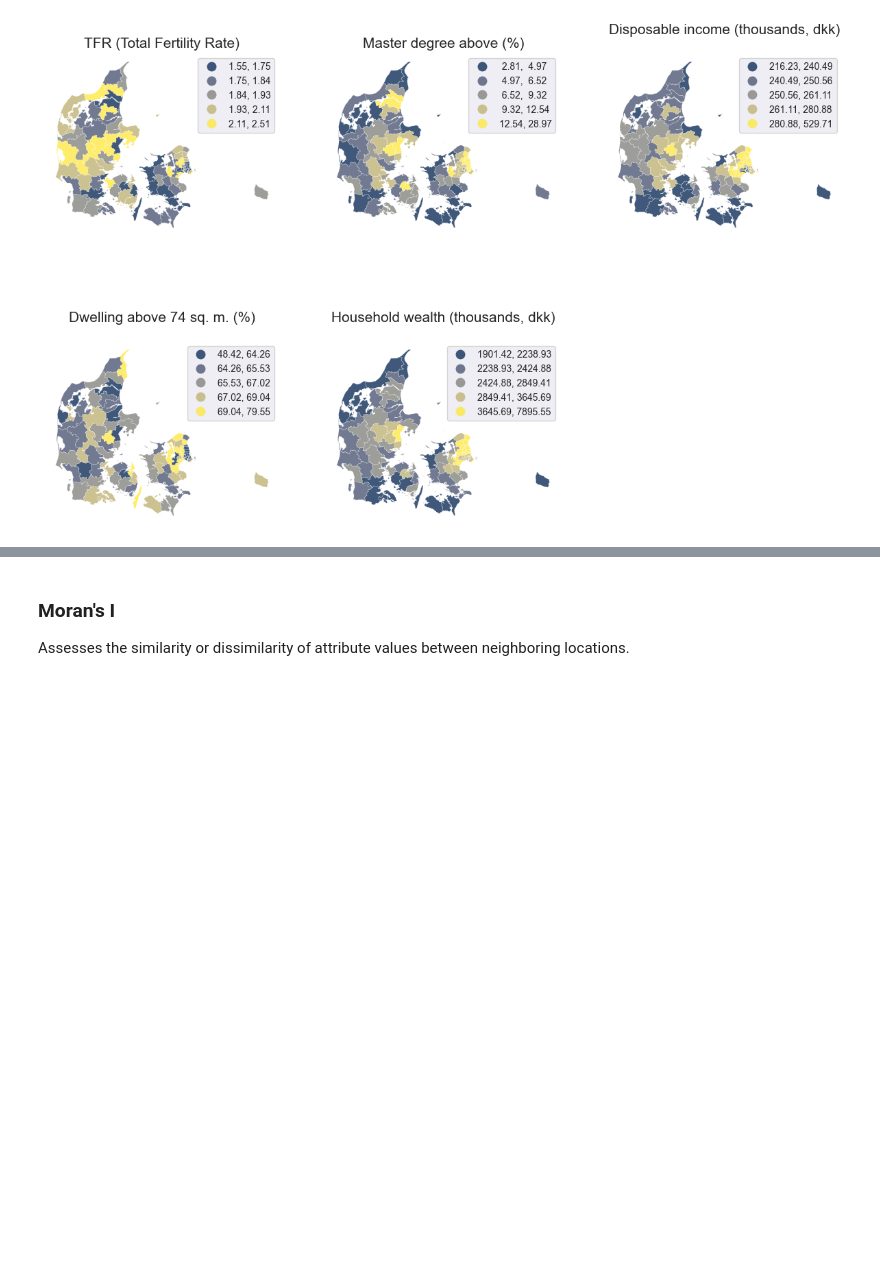
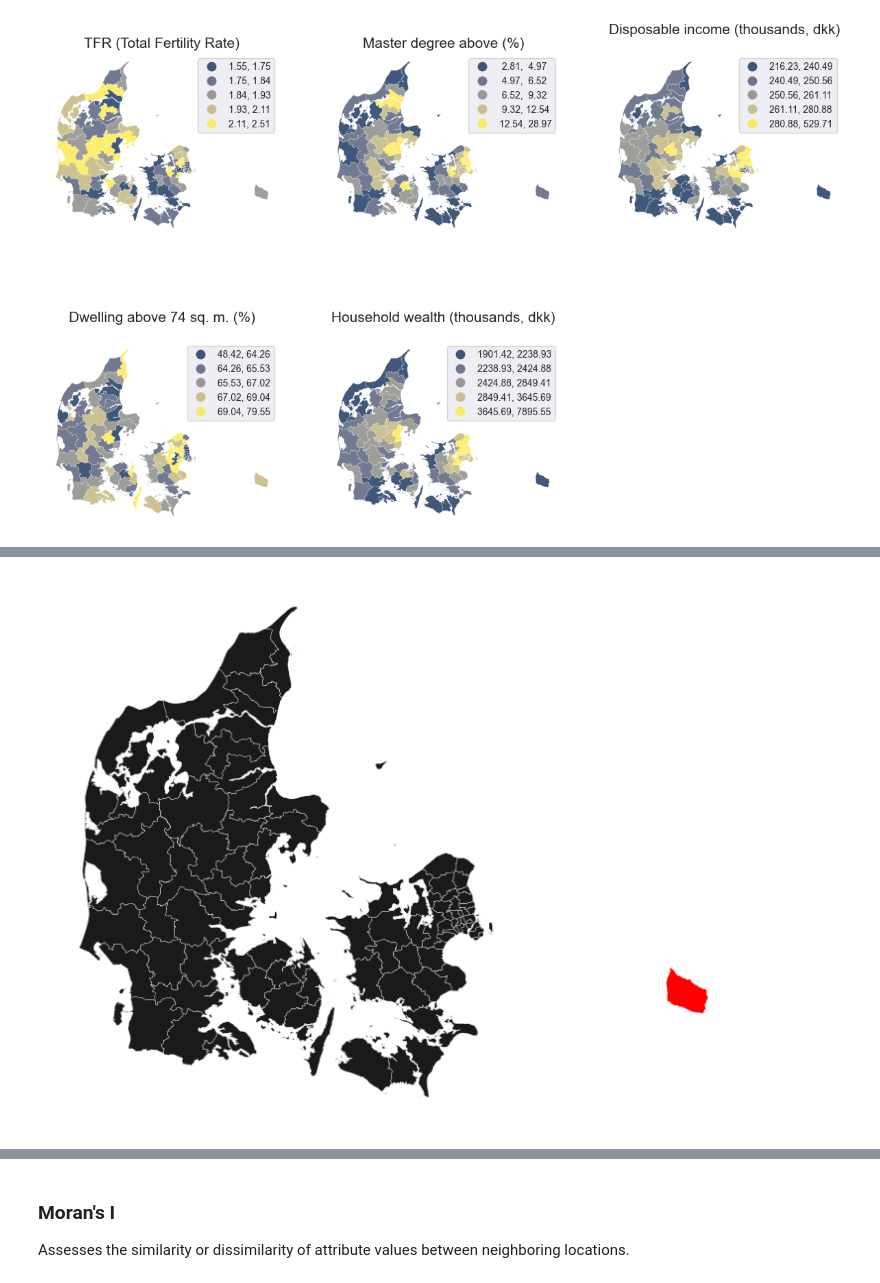
Before and after one commit to agnesutovaite/geospatial, a Jupyter notebook: project_notebook.ipynb, the cells around one changed output, grey strips where cells are left out. Cells and saved outputs as stored; diff of their text form; code cells hidden in the pictures; blank space fills up the shorter version.

```diff
--- a/project_notebook.ipynb
+++ b/project_notebook.ipynb
@@ -581,0 +615,4 @@ plt.show()
+# %%
+w_dist40kmC = weights.DistanceBand.from_dataframe(gdf, 40000, binary=False)
+w_dist50kmC = weights.DistanceBand.from_dataframe(gdf, 50000, binary=False)
+w_dist60kmC = weights.DistanceBand.from_dataframe(gdf, 60000, binary=False)
@@ -581,0 +635,8 @@ plt.show()
+# %%
+# the same plot for: 40, 50 and 60 km
+
+ax = gdf.plot(color='k', linewidth=0.2, figsize=(9, 9))
+gdf.loc[w_dist60kmC.islands, :].plot(color='red', linewidth=0.2, ax=ax)
+ax.set_axis_off()
+# %% [output]
+[figure, added]
```
Also changed, not shown: parts of 17 cells of this notebook, 1 other file.
